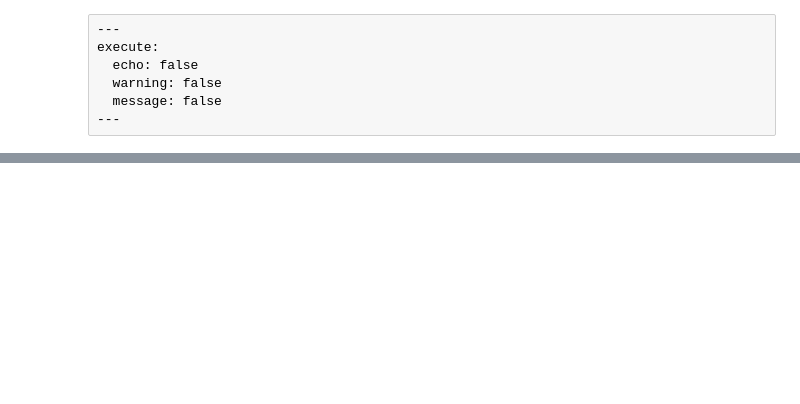
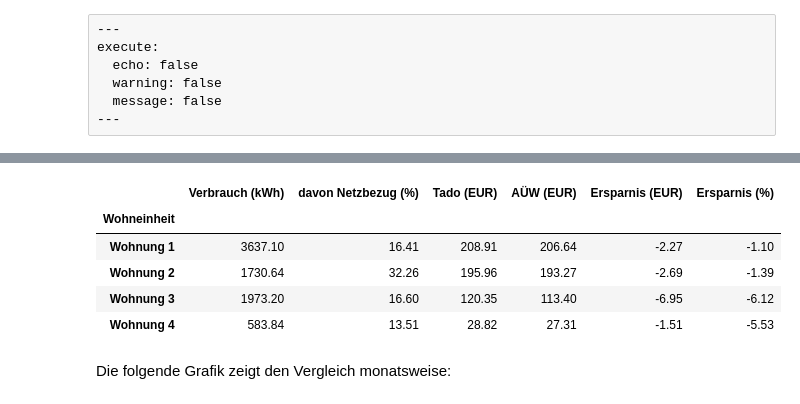
Before and after one commit to grst/dynamischer-stromtarif, a Jupyter notebook: src/dynamischer-stromtarif-pv.ipynb, the cells around one changed output, grey strips where cells are left out. Cells and saved outputs as stored; diff of their text form; code cells hidden in the pictures; blank space fills up the shorter version.

```diff
--- a/src/dynamischer-stromtarif-pv.ipynb
+++ b/src/dynamischer-stromtarif-pv.ipynb
@@ -156,0 +192,22 @@ cost_df.groupby("name")[["Wh", "Wh_grid", "price_tado", "price_auew"]].sum()
+# %%
+cost_per_year.reset_index().rename(
+    columns={"name": "Wohneinheit", "price_tado": "Tado (EUR)", "price_auew": "AÜW (EUR)"}
+).assign(
+    **{
+        "Verbrauch (kWh)": lambda x: x["Wh"] / 1000,
+        "davon Netzbezug (%)": lambda x: x["Wh_grid"] / x["Wh"] * 100,
+        "Ersparnis (EUR)": lambda x: x["AÜW (EUR)"] - x["Tado (EUR)"],
+        "Ersparnis (%)": lambda x: (1 - x["Tado (EUR)"] / x["AÜW (EUR)"]) * 100,
+    }
+).set_index("Wohneinheit")[["Verbrauch (kWh)", "davon Netzbezug (%)", "Tado (EUR)", "AÜW (EUR)", "Ersparnis (EUR)", "Ersparnis (%)"]].style.format(
+    "{:.2f}"
+)
+# %% [output]
+|  | Verbrauch (kWh) | davon Netzbezug (%) | Tado (EUR) | AÜW (EUR) | Ersparnis (EUR) | Ersparnis (%) |
+| Wohneinheit |  |  |  |  |  |  |
+| Wohnung 1 | 3637.10 | 16.41 | 208.91 | 206.64 | -2.27 | -1.10 |
+| Wohnung 2 | 1730.64 | 32.26 | 195.96 | 193.27 | -2.69 | -1.39 |
+| Wohnung 3 | 1973.20 | 16.60 | 120.35 | 113.40 | -6.95 | -6.12 |
+| Wohnung 4 | 583.84 | 13.51 | 28.82 | 27.31 | -1.51 | -5.53 |
+# %% [markdown]
+Die folgende Grafik zeigt den Vergleich monatsweise:
```
Also changed, not shown: parts of 13 cells of this notebook.
